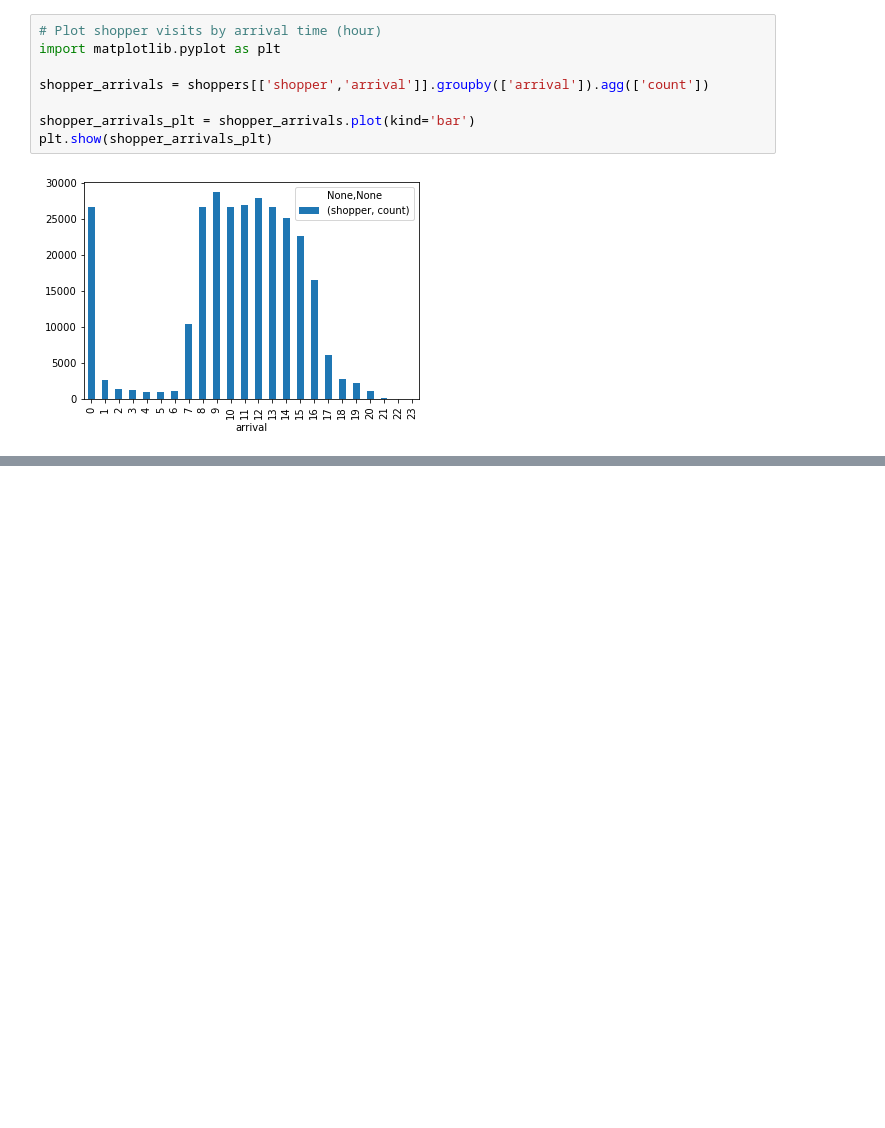
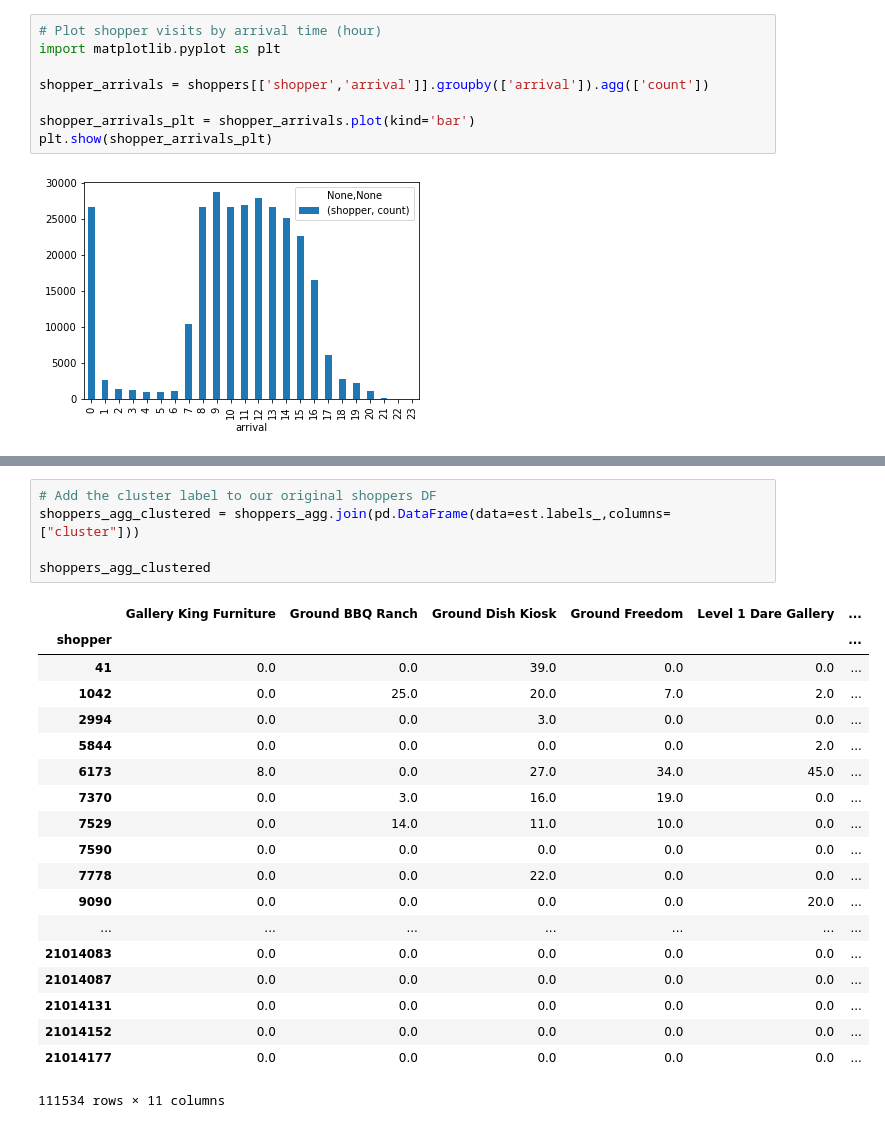
Before and after one commit to Invigor/DAT8SYDProject, a Jupyter notebook: Michael Stone DAT8SYD Project.ipynb, the cells around one changed output, grey strips where cells are left out. Cells and saved outputs as stored; diff of their text form; blank space fills up the shorter version.

```diff
--- a/Michael Stone DAT8SYD Project.ipynb
+++ b/Michael Stone DAT8SYD Project.ipynb
@@ -105,0 +192,25 @@ Potential clustering techniques to be tried include:
+# %%
+# Add the cluster label to our original shoppers DF
+shoppers_agg_clustered = shoppers_agg.join(pd.DataFrame(data=est.labels_,columns=["cluster"]))
+
+shoppers_agg_clustered
+# %% [output]
+|  | Gallery King Furniture | Ground BBQ Ranch | Ground Dish Kiosk | Ground Freedom | Level 1 Dare Gallery | ... |
+| shopper |  |  |  |  |  | ... |
+| 41 | 0.0 | 0.0 | 39.0 | 0.0 | 0.0 | ... |
+| 1042 | 0.0 | 25.0 | 20.0 | 7.0 | 2.0 | ... |
+| 2994 | 0.0 | 0.0 | 3.0 | 0.0 | 0.0 | ... |
+| 5844 | 0.0 | 0.0 | 0.0 | 0.0 | 2.0 | ... |
+| 6173 | 8.0 | 0.0 | 27.0 | 34.0 | 45.0 | ... |
+| 7370 | 0.0 | 3.0 | 16.0 | 19.0 | 0.0 | ... |
+| 7529 | 0.0 | 14.0 | 11.0 | 10.0 | 0.0 | ... |
+| 7590 | 0.0 | 0.0 | 0.0 | 0.0 | 0.0 | ... |
+| 7778 | 0.0 | 0.0 | 22.0 | 0.0 | 0.0 | ... |
+| 9090 | 0.0 | 0.0 | 0.0 | 0.0 | 20.0 | ... |
+| ... | ... | ... | ... | ... | ... | ... |
+| 21014083 | 0.0 | 0.0 | 0.0 | 0.0 | 0.0 | ... |
+| 21014087 | 0.0 | 0.0 | 0.0 | 0.0 | 0.0 | ... |
+| 21014131 | 0.0 | 0.0 | 0.0 | 0.0 | 0.0 | ... |
+| 21014152 | 0.0 | 0.0 | 0.0 | 0.0 | 0.0 | ... |
+| 21014177 | 0.0 | 0.0 | 0.0 | 0.0 | 0.0 | ... |
+111534 rows × 11 columns
```
Also changed, not shown: parts of 12 cells of this notebook.
